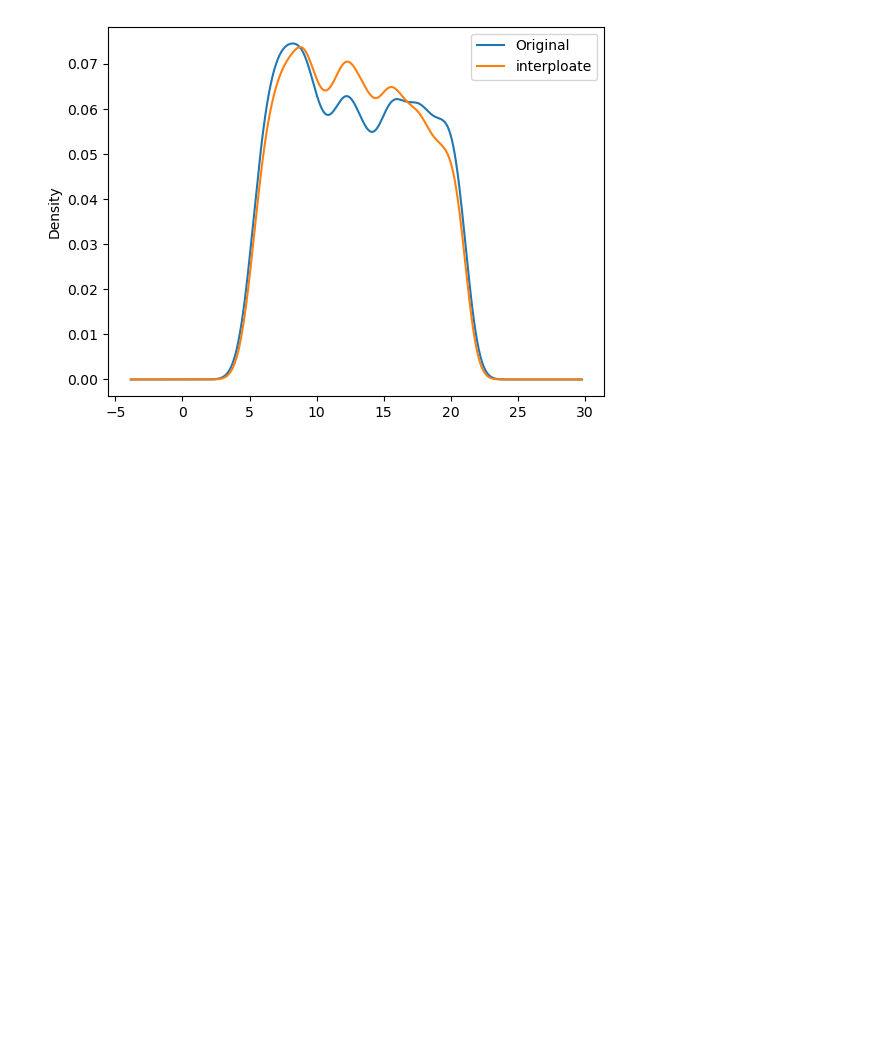
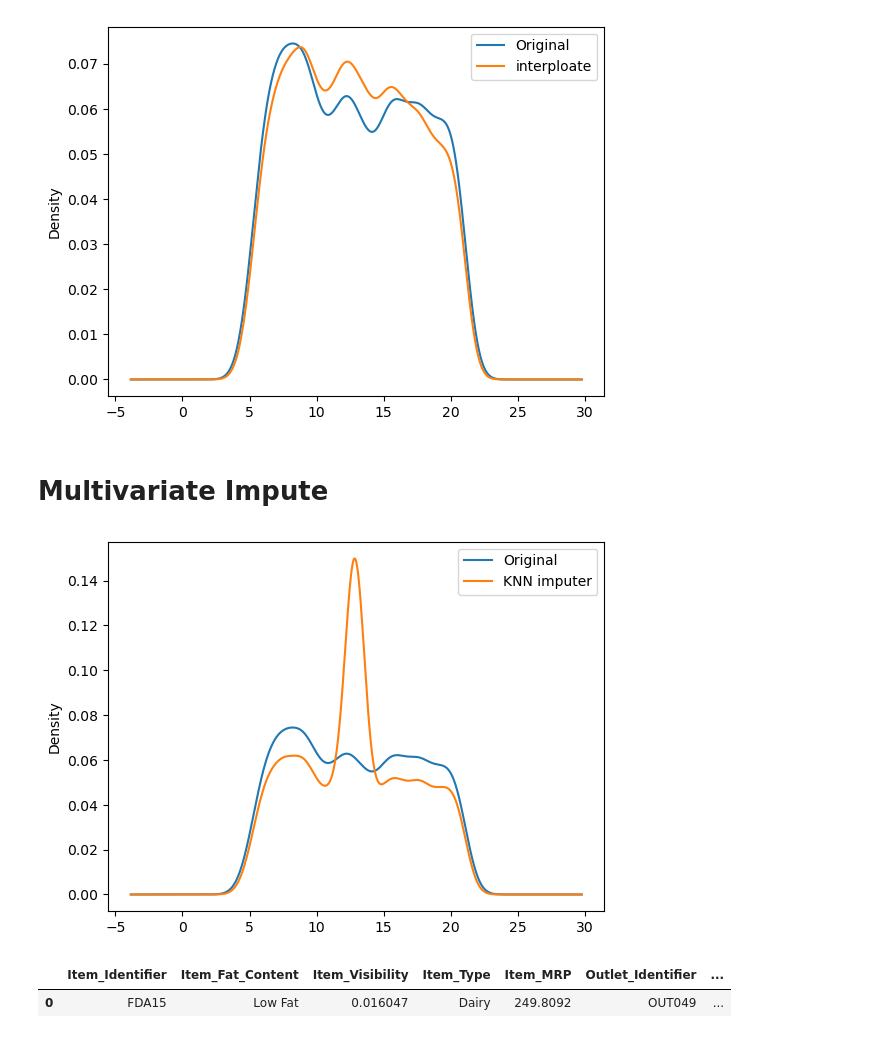
Before and after one commit to ashokrawatt/Sales-prediction, a Jupyter notebook: prediction.ipynb, the cells around one changed output. Cells and saved outputs as stored; diff of their text form; code cells hidden in the pictures; blank space fills up the shorter version.

Commit message:
multivariate imputer

```diff
--- a/prediction.ipynb
+++ b/prediction.ipynb
@@ -165,3 +165,5 @@ plt.legend()
 plt.show()
 # %% [output]
 [figure]
+# %% [markdown]
+# Multivariate Impute
@@ -167,0 +172,13 @@ plt.show()
+# %%
+knn = KNNImputer(n_neighbors=10,weights="distance")
+# %%
+data['knn_imputer']= knn.fit_transform(data[['Item_Weight']]).ravel()
+# %%
+data['Item_Weight'].plot(kind = "kde",label="Original")
+
+data['knn_imputer'].plot(kind = "kde",label = "KNN imputer")
+
+plt.legend()
+plt.show()
+# %% [output]
+[figure, added]
@@ -167,0 +187,5 @@ plt.show()
+# %%
+data.head(1)
+# %% [output]
+|  | Item_Identifier | Item_Fat_Content | Item_Visibility | Item_Type | Item_MRP | Outlet_Identifier | ... |
+| 0 | FDA15 | Low Fat | 0.016047 | Dairy | 249.8092 | OUT049 | ... |
```
Also changed, not shown: parts of 3 cells of this notebook.
